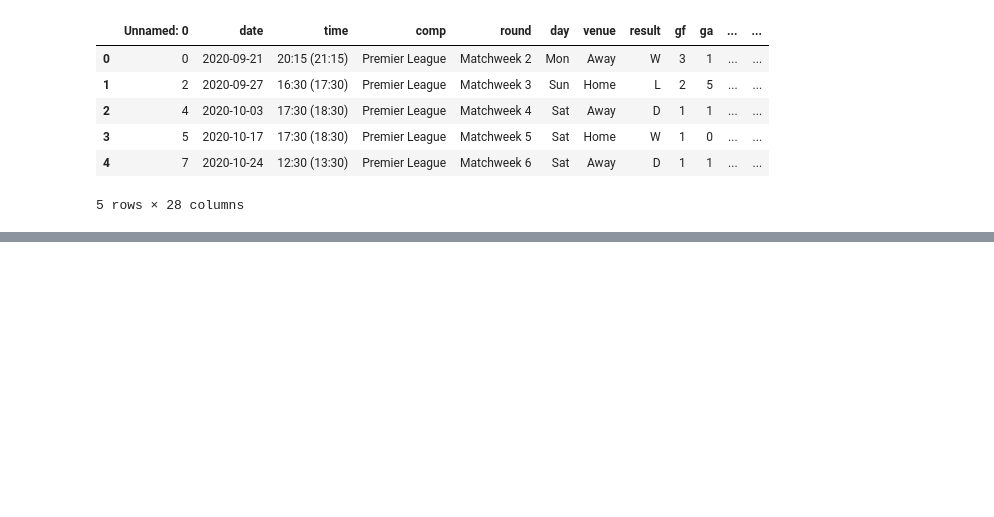
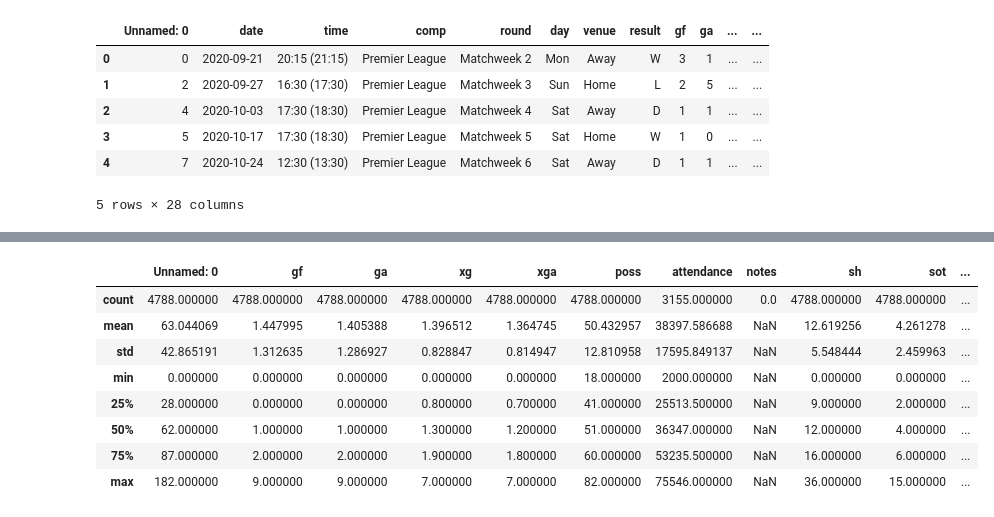
Before and after one commit to mfahadagri04/PremierLeague_DS, a Jupyter notebook: PremierLeague.ipynb, the cells around one changed output, grey strips where cells are left out. Cells and saved outputs as stored; diff of their text form; code cells hidden in the pictures; blank space fills up the shorter version.

```diff
--- a/PremierLeague.ipynb
+++ b/PremierLeague.ipynb
@@ -32,0 +69,12 @@ df.tail()
+# %%
+df.describe()
+# %% [output]
+|  | Unnamed: 0 | gf | ga | xg | xga | poss | attendance | notes | sh | sot | ... |
+| count | 4788.000000 | 4788.000000 | 4788.000000 | 4788.000000 | 4788.000000 | 4788.000000 | 3155.000000 | 0.0 | 4788.000000 | 4788.000000 | ... |
+| mean | 63.044069 | 1.447995 | 1.405388 | 1.396512 | 1.364745 | 50.432957 | 38397.586688 | NaN | 12.619256 | 4.261278 | ... |
+| std | 42.865191 | 1.312635 | 1.286927 | 0.828847 | 0.814947 | 12.810958 | 17595.849137 | NaN | 5.548444 | 2.459963 | ... |
+| min | 0.000000 | 0.000000 | 0.000000 | 0.000000 | 0.000000 | 18.000000 | 2000.000000 | NaN | 0.000000 | 0.000000 | ... |
+| 25% | 28.000000 | 0.000000 | 0.000000 | 0.800000 | 0.700000 | 41.000000 | 25513.500000 | NaN | 9.000000 | 2.000000 | ... |
+| 50% | 62.000000 | 1.000000 | 1.000000 | 1.300000 | 1.200000 | 51.000000 | 36347.000000 | NaN | 12.000000 | 4.000000 | ... |
+| 75% | 87.000000 | 2.000000 | 2.000000 | 1.900000 | 1.800000 | 60.000000 | 53235.500000 | NaN | 16.000000 | 6.000000 | ... |
+| max | 182.000000 | 9.000000 | 9.000000 | 7.000000 | 7.000000 | 82.000000 | 75546.000000 | NaN | 36.000000 | 15.000000 | ... |
```
Also changed, not shown: parts of 24 cells of this notebook.
